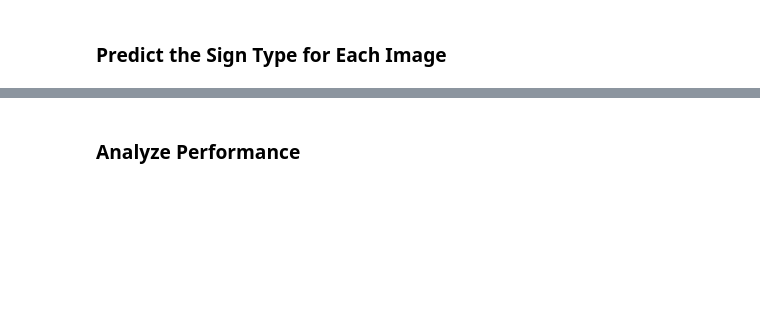
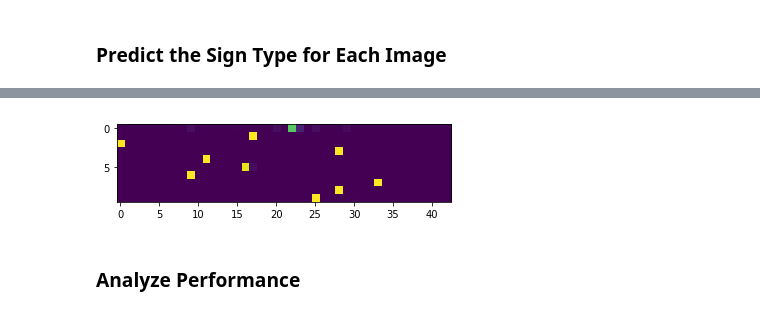
Before and after one commit to hvleejr/CarND-Traffic-Sign-Classifier-Project, a Jupyter notebook: Traffic_Sign_Classifier.ipynb, the cells around one changed output, grey strips where cells are left out. Cells and saved outputs as stored; diff of their text form; code cells hidden in the pictures; blank space fills up the shorter version.

```diff
--- a/Traffic_Sign_Classifier.ipynb
+++ b/Traffic_Sign_Classifier.ipynb
@@ -448,2 +474,13 @@ for i in range(2):
+# %%
+def softmax(x):
+    e_x = np.exp(x - np.amax(x))
+    return e_x/np.sum(e_x, axis=0)[:,None]
+
+# softmax_pred = softmax(out)
+with tf.Session() as sess:
+    softmax_pred = sess.run(tf.nn.softmax(out, axis=1))
+    plt.imshow(softmax_pred)
+# %% [output]
+[figure, added]
 # %% [markdown]
 ### Analyze Performance
```
Also changed, not shown: parts of 17 cells of this notebook, 5 other files.
